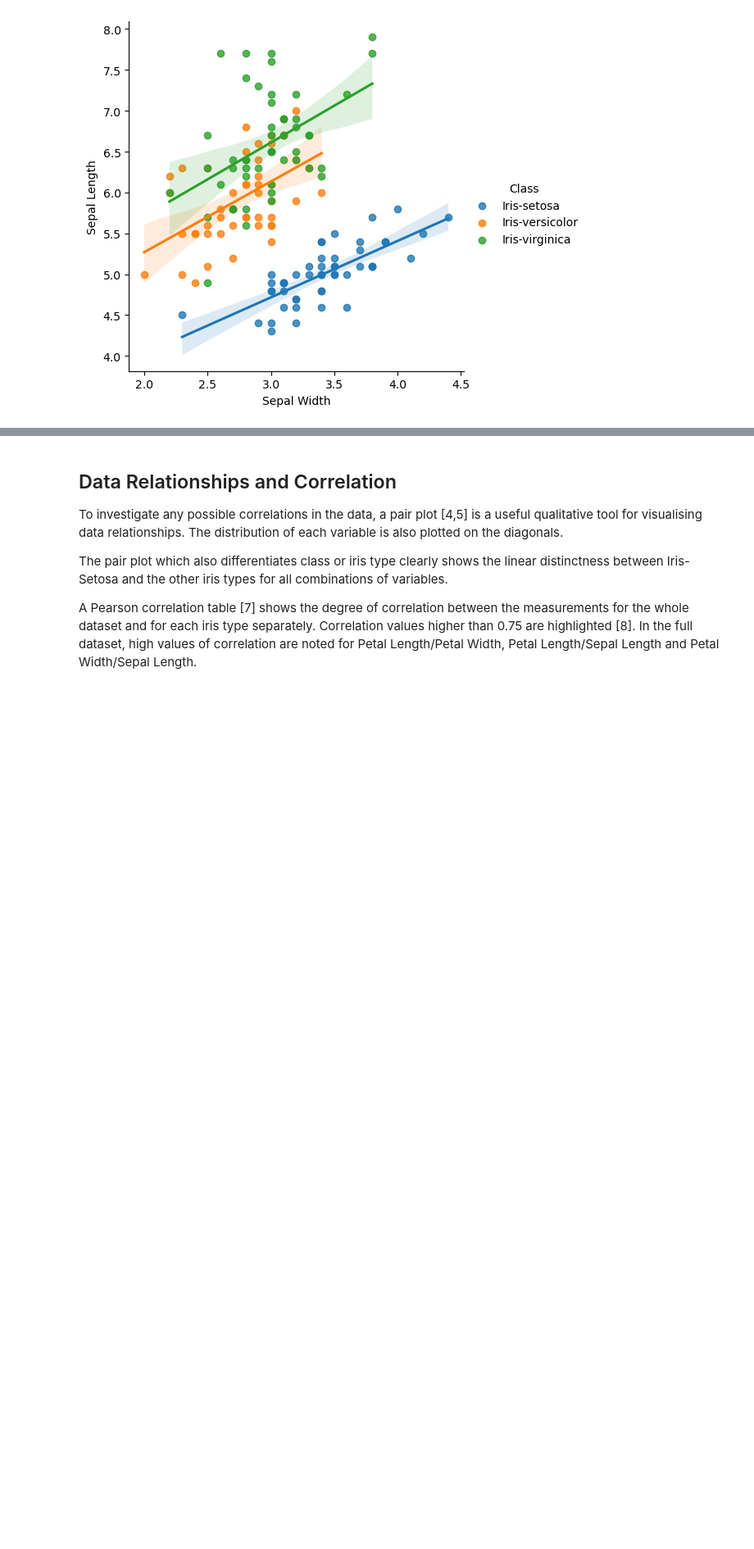
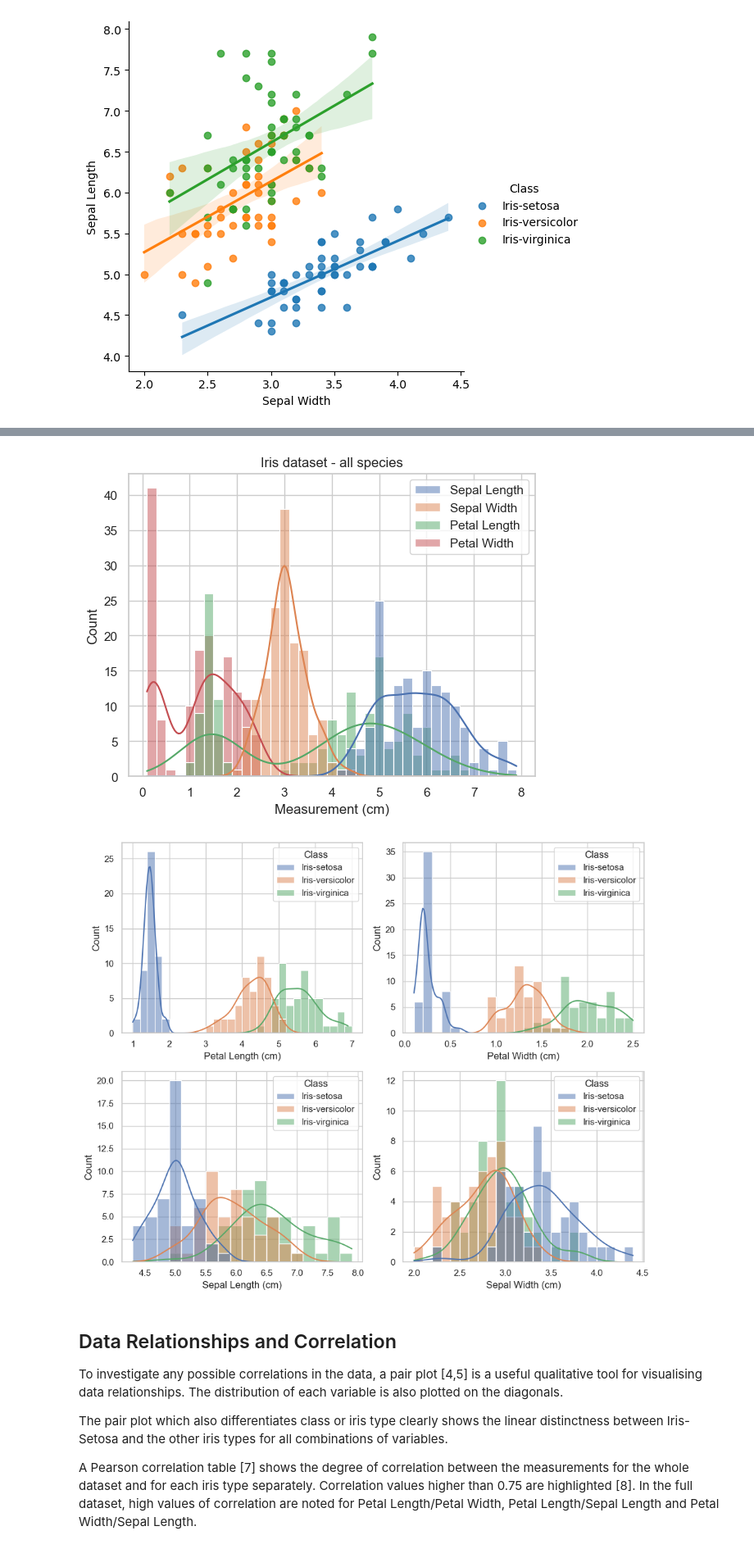
Before and after one commit to Eilis9/Fund_DA, a Jupyter notebook: project.ipynb, the cells around one changed output, grey strips where cells are left out. Shown at 82% size. Drawn from its saved outputs; the diff is of its cells as text; code cells hidden in the pictures; blank space fills up the shorter version.

```diff
--- a/project.ipynb
+++ b/project.ipynb
@@ -244,3 +259,27 @@ plt.show();
+# %%
+# Plot a histogram of the 4 variables for the entire dataset
+plt.figure()
+g = sns.histplot(data.drop(columns="Class"), binwidth=0.2, kde=True)
+g.set(title = "Iris dataset - all species")
+g.set_xlabel('Measurement (cm)')
+
+# Plot the histograms for each variable in the dataset in one figure
+sns.set_theme(style='whitegrid')
+fig, ax = plt.subplots(nrows = 2, ncols =2, figsize=(10,8))
+sns.histplot(data, x="Petal Length", hue="Class", binwidth=0.2, kde=True, ax=ax[0,0])
+sns.histplot(data, x="Petal Width", hue="Class", binwidth=0.1, kde=True, ax=ax[0,1])
+sns.histplot(data, x="Sepal Length", hue="Class", binwidth=0.2, kde=True, ax=ax[1,0])
+sns.histplot(data, x="Sepal Width", hue="Class", binwidth=0.1, kde=True, ax=ax[1,1])
+# set the axis title
+ax[0,0].set(xlabel="Petal Length (cm)")
+ax[0,1].set(xlabel="Petal Width (cm)")
+ax[1,0].set(xlabel="Sepal Length (cm)")
+ax[1,1].set(xlabel="Sepal Width (cm)")
+fig.tight_layout()
+plt.show()
+# %% [output]
+[figure, added]
+[figure, added]
 # %% [markdown]
 ## Data Relationships and Correlation
 To investigate any possible correlations in the data, a pair plot [4,5] is a useful qualitative tool for visualising data relationships. The distribution of each variable is also plotted on the diagonals.
```
Also changed, not shown: parts of 7 cells of this notebook, 2 other files.
